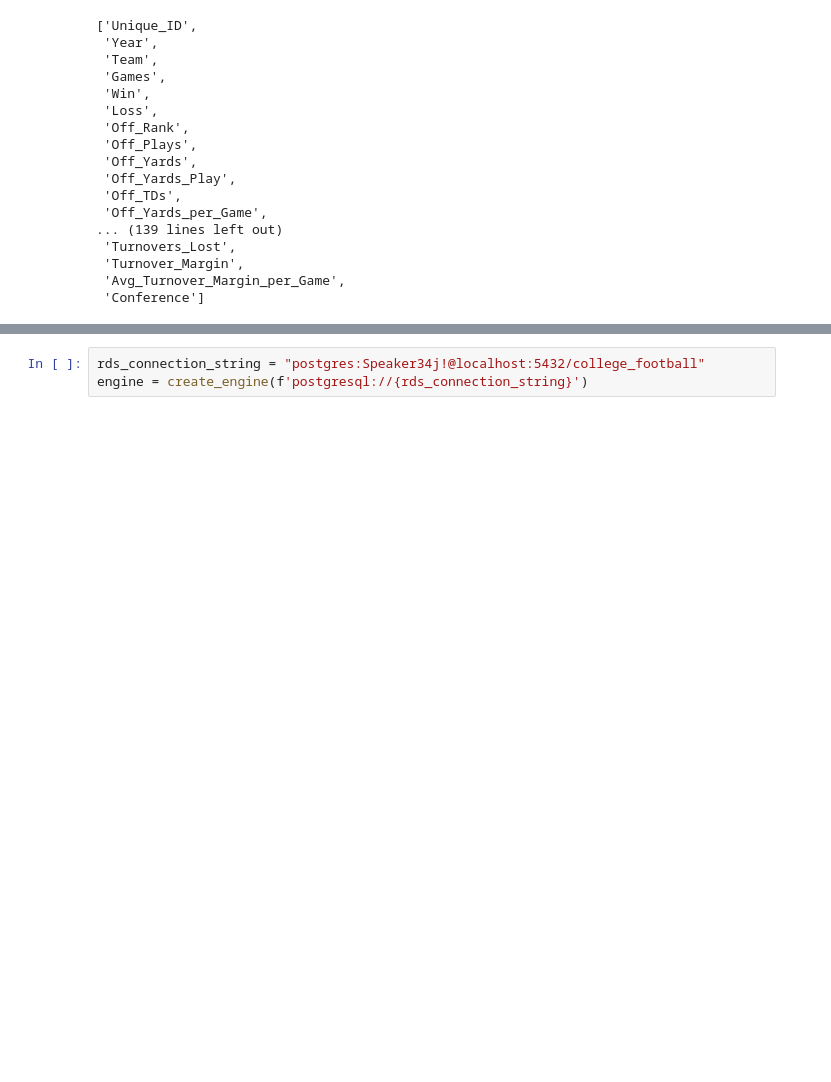
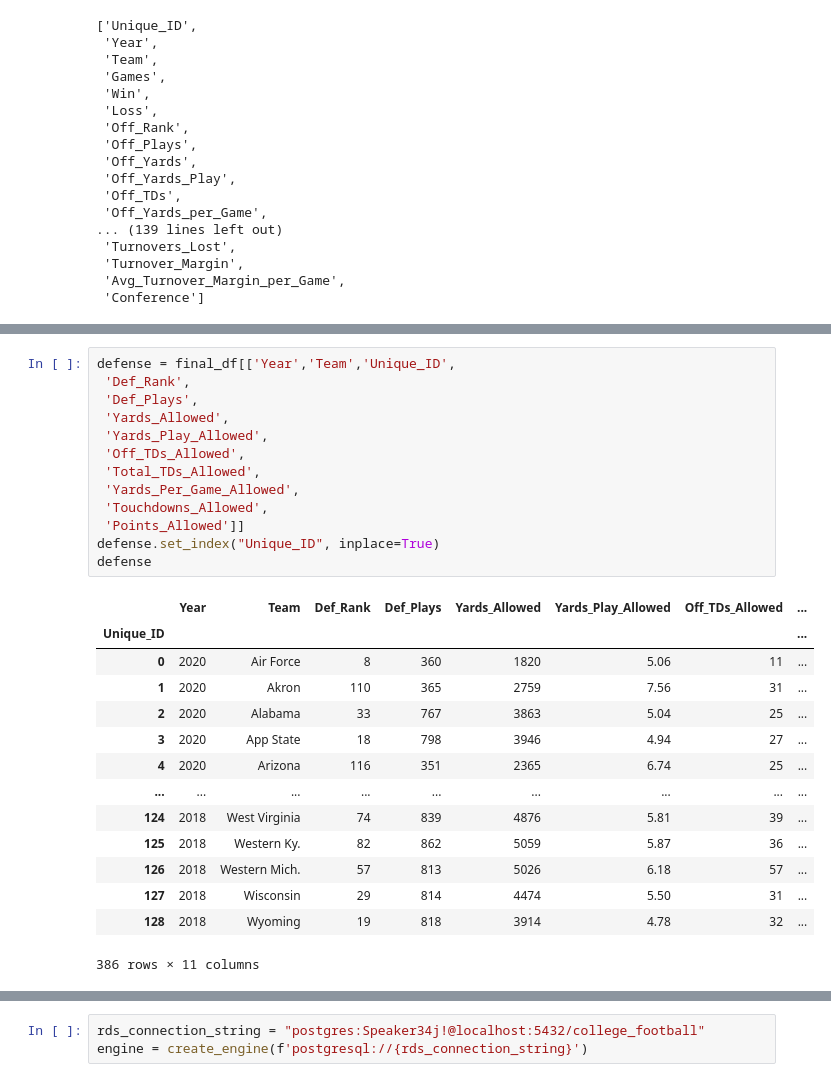
Before and after one commit to jacobhash570/college_football, a Jupyter notebook: data_etl.ipynb, the cells around one changed output, grey strips where cells are left out. Drawn from its saved outputs; the diff is of its cells as text; blank space fills up the shorter version.

```diff
--- a/data_etl.ipynb
+++ b/data_etl.ipynb
@@ -727,0 +279,28 @@ turnovers
+# %%
+defense = final_df[['Year','Team','Unique_ID',
+ 'Def_Rank',
+ 'Def_Plays',
+ 'Yards_Allowed',
+ 'Yards_Play_Allowed',
+ 'Off_TDs_Allowed',
+ 'Total_TDs_Allowed',
+ 'Yards_Per_Game_Allowed',
+ 'Touchdowns_Allowed',
+ 'Points_Allowed']]
+defense.set_index("Unique_ID", inplace=True)
+defense
+# %% [output]
+|  | Year | Team | Def_Rank | Def_Plays | Yards_Allowed | Yards_Play_Allowed | Off_TDs_Allowed | ... |
+| Unique_ID |  |  |  |  |  |  |  | ... |
+| 0 | 2020 | Air Force | 8 | 360 | 1820 | 5.06 | 11 | ... |
+| 1 | 2020 | Akron | 110 | 365 | 2759 | 7.56 | 31 | ... |
+| 2 | 2020 | Alabama | 33 | 767 | 3863 | 5.04 | 25 | ... |
+| 3 | 2020 | App State | 18 | 798 | 3946 | 4.94 | 27 | ... |
+| 4 | 2020 | Arizona | 116 | 351 | 2365 | 6.74 | 25 | ... |
+| ... | ... | ... | ... | ... | ... | ... | ... | ... |
+| 124 | 2018 | West Virginia | 74 | 839 | 4876 | 5.81 | 39 | ... |
+| 125 | 2018 | Western Ky. | 82 | 862 | 5059 | 5.87 | 36 | ... |
+| 126 | 2018 | Western Mich. | 57 | 813 | 5026 | 6.18 | 57 | ... |
+| 127 | 2018 | Wisconsin | 29 | 814 | 4474 | 5.50 | 31 | ... |
+| 128 | 2018 | Wyoming | 19 | 818 | 3914 | 4.78 | 32 | ... |
+386 rows × 11 columns
```
Also changed, not shown: parts of 41 cells of this notebook.
